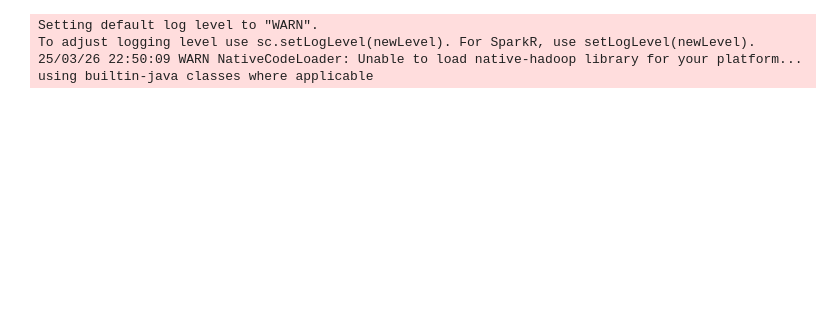
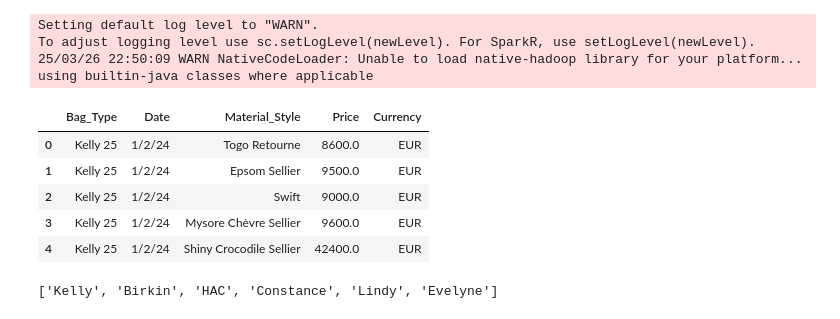
Before and after one commit to plapoddx/Hermes-Bag-Analysis, a Jupyter notebook: main.ipynb, the cells around one changed output. Cells and saved outputs as stored; diff of their text form; code cells hidden in the pictures; blank space fills up the shorter version.

```diff
--- a/main.ipynb
+++ b/main.ipynb
@@ -16,3 +16,12 @@ raw_2023 = pd.read_csv()
+# %%
+raw_2024.head()
+# %% [output]
+|  | Bag_Type | Date | Material_Style | Price | Currency |
+| 0 | Kelly 25 | 1/2/24 | Togo Retourne | 8600.0 | EUR |
+| 1 | Kelly 25 | 1/2/24 | Epsom Sellier | 9500.0 | EUR |
+| 2 | Kelly 25 | 1/2/24 | Swift | 9000.0 | EUR |
+| 3 | Kelly 25 | 1/2/24 | Mysore Chèvre Sellier | 9600.0 | EUR |
+| 4 | Kelly 25 | 1/2/24 | Shiny Crocodile Sellier | 42400.0 | EUR |
 # %%
 def split_and_clean(df):
     # Create a copy of the DataFrame to avoid modifying the original
@@ -83,6 +92,10 @@ def split_and_clean(df):
 # Cleaned Dataset for Experiment and Querying
 cleaned_2024 = split_and_clean(raw_2024)
 cleaned_2023 = split_and_clean(raw_2023)
+# %%
+cleaned_2024['Bag_Type'].unique().tolist()
+# %% [output]
+['Kelly', 'Birkin', 'HAC', 'Constance', 'Lindy', 'Evelyne']
 # %%
 # For querying and look at leftover
 spark_df = spark.createDataFrame(cleaned_2024)
```
Also changed, not shown: parts of 7 cells of this notebook, 3 other files.
